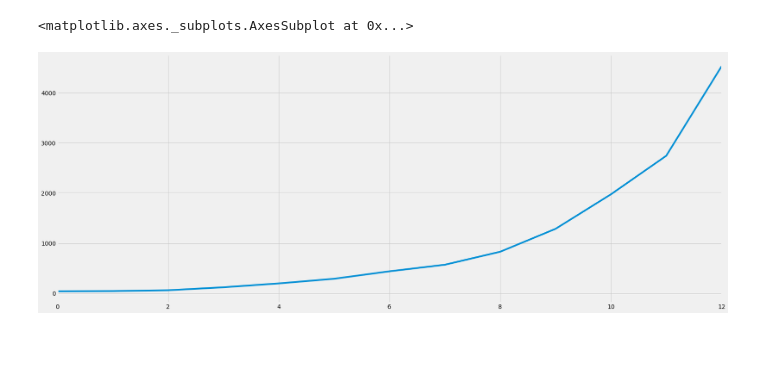
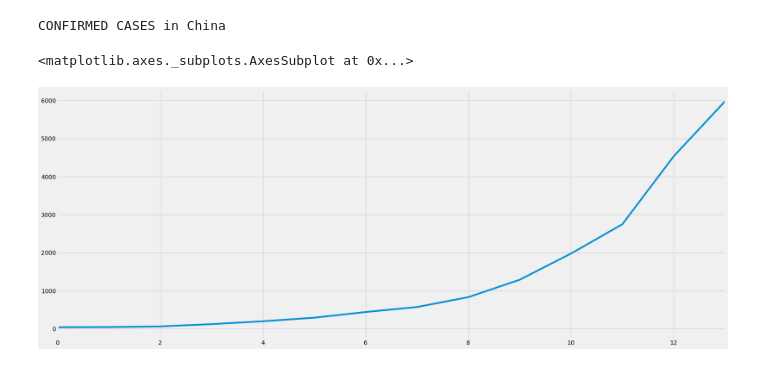
Before and after one commit to smtexas99/ncov19, a Jupyter notebook: ncov2019.ipynb, the cells around one changed output. Saved outputs shown, nothing was run; the diff lists cells and outputs as text; code cells hidden in the pictures; blank space fills up the shorter version.

```diff
--- a/ncov2019.ipynb
+++ b/ncov2019.ipynb
@@ -64,6 +64,8 @@ df.plot()
 # %%
-df_cc = df[:13]['Cases Confirmed']
+df_cc = df['Cases Confirmed']
+print('CONFIRMED CASES in China')
 df_cc.plot()
 # %% [output]
-<matplotlib.axes._subplots.AxesSubplot at 0x...>
+CONFIRMED CASES in China
+<matplotlib.axes._subplots.AxesSubplot at 0x...>
-[figure, old version]
+[figure, new version]
```
Also changed, not shown: parts of 27 cells of this notebook.
